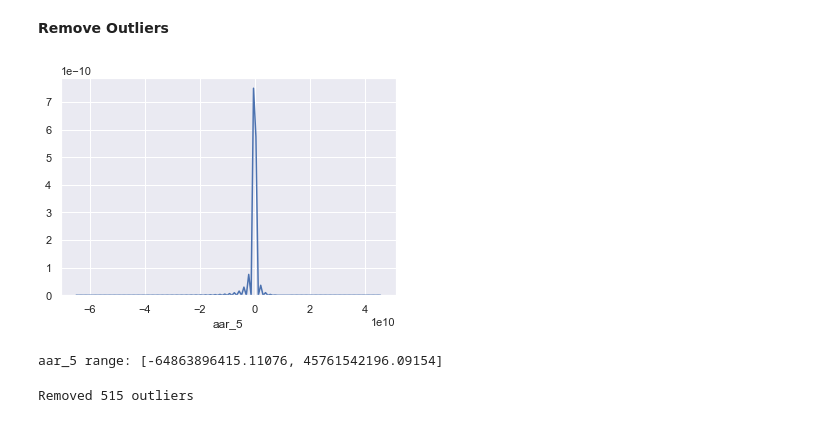
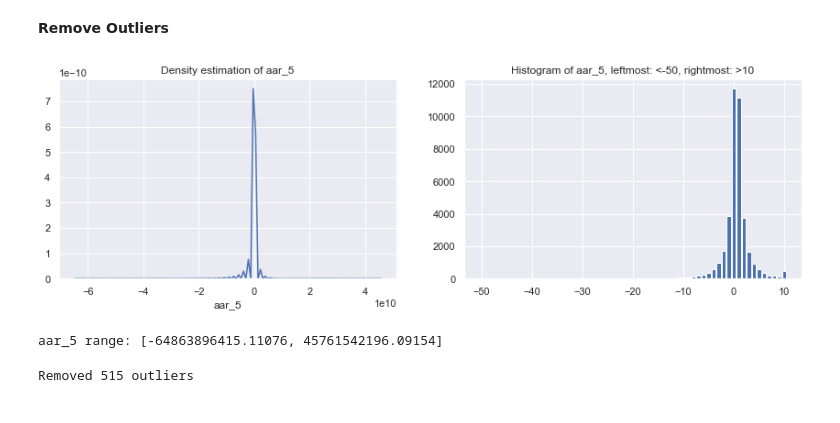
Before and after one commit to DeanCarmeli/DataSci, a Jupyter notebook: ProjectNotebook.ipynb, the cells around one changed output. Drawn from its saved outputs; the diff is of its cells as text; code cells hidden in the pictures.

```diff
--- a/ProjectNotebook.ipynb
+++ b/ProjectNotebook.ipynb
@@ -168,10 +142,9 @@ At this point we want to point out that not all the features are valid for use i
 ### Step 2: Data insights and visualization including drop outliers
 # %% [markdown]
 **Remove Outliers**
-# %%
-sns.distplot(df['aar_5'], hist = False) ; plt.show()
-print("aar_5 range: [{}, {}]".format(df['aar_5'].min(), df['aar_5'].max()))
-# %% [output]
-[figure, removed]
-aar_5 range: [-64863896415.11076, 45761542196.09154]
+# %%
+visualize.plot_outliers(df)
+# %% [output]
+[figure, added]
+aar_5 range: [-64863896415.11076, 45761542196.09154]
 # %%
```
Also changed, not shown: parts of 89 cells of this notebook, 4 other files.
